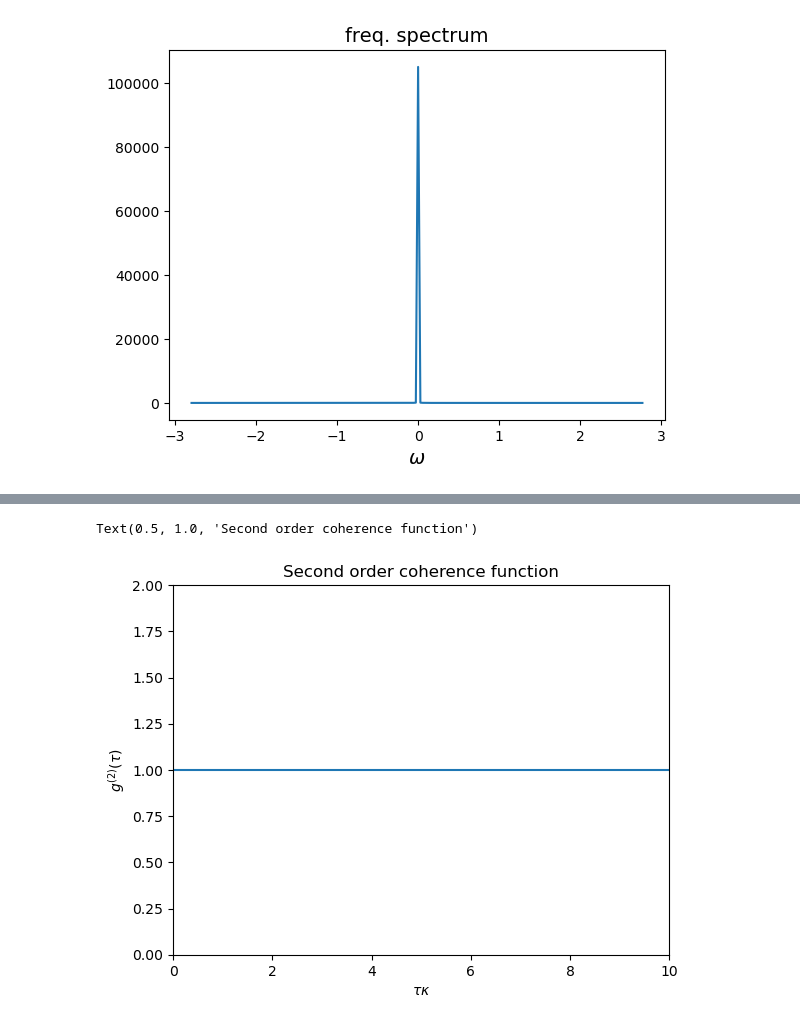
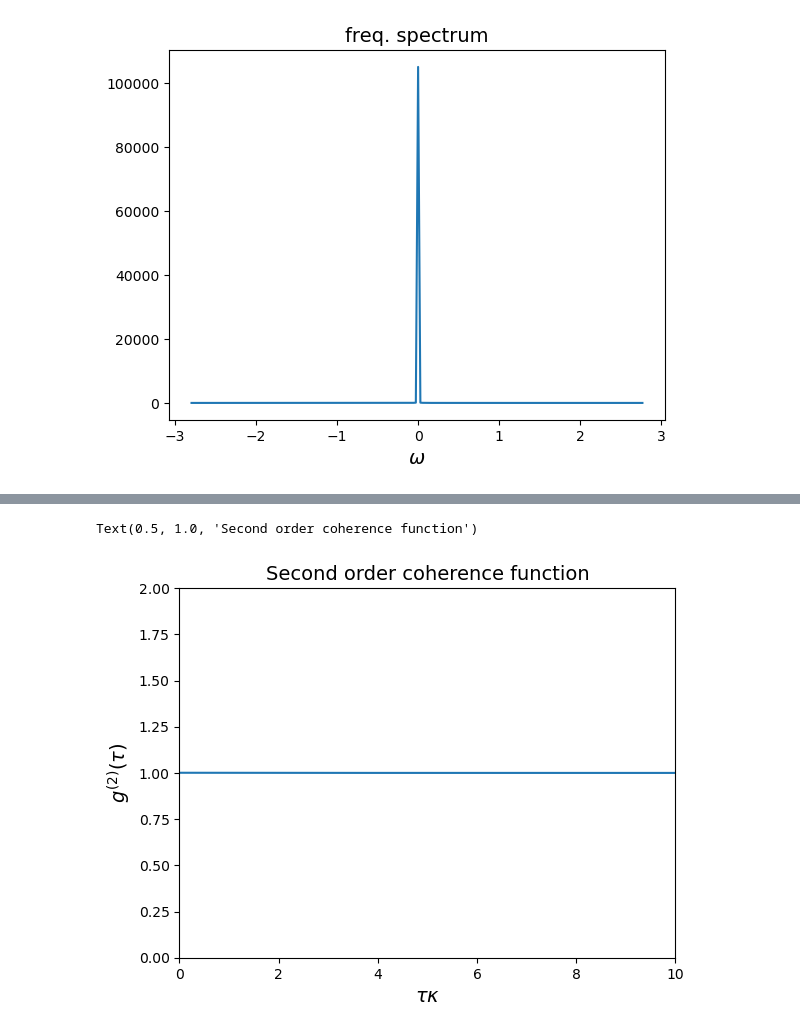
Before and after one commit to rodriGDD/Squeezed-lasing, a Jupyter notebook: prueba_laser.ipynb, the cells around one changed output, grey strips where cells are left out. Drawn from its saved outputs; the diff is of its cells as text; code cells hidden in the pictures.

```diff
--- a/prueba_laser.ipynb
+++ b/prueba_laser.ipynb
@@ -83,10 +81,10 @@ KeyboardInterrupt:
 # %%
 plt.plot(tvec*k[np.size(k)-1],corr_2f)
 plt.ylim([0,2])
 plt.xlim(min(tvec*k[np.size(k)-1]),max(tvec*k[np.size(k)-1]))
-plt.xlabel(r'$\tau\kappa$')
-plt.ylabel(r'$g^{(2)}(\tau)$')
-plt.title('Second order coherence function')
+plt.xlabel(r'$\tau\kappa$',fontsize=14)
+plt.ylabel(r'$g^{(2)}(\tau)$',fontsize=14)
+plt.title('Second order coherence function',fontsize=14)
 # %% [output]
 Text(0.5, 1.0, 'Second order coherence function')
-[figure, old version]
+[figure, new version]
```
Also changed, not shown: parts of 3 cells of this notebook.
